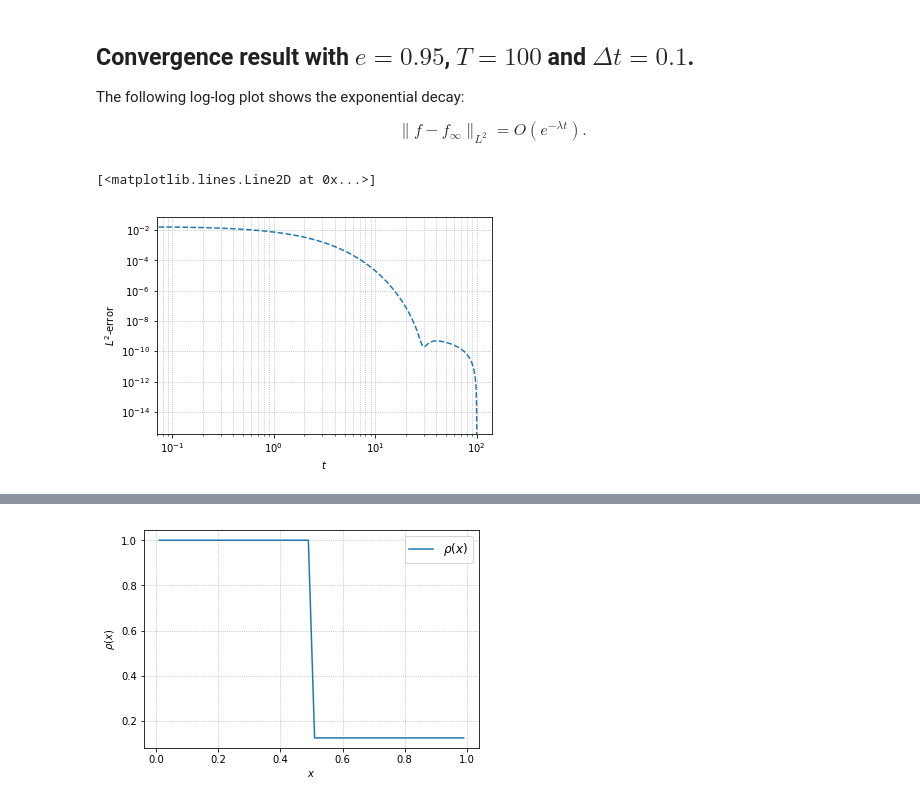
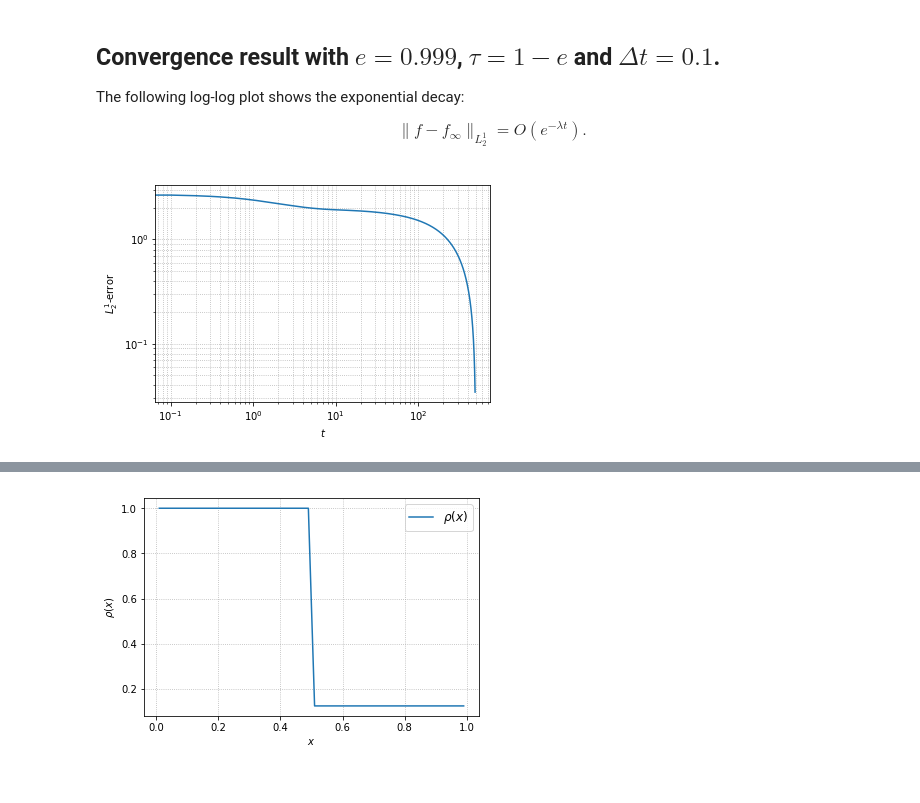
Before and after one commit to Mayuyu/proj-int-inelastic, a Jupyter notebook: 2D.ipynb, the cells around one changed output, grey strips where cells are left out. Drawn from its saved outputs; the diff is of its cells as text; code cells hidden in the pictures.

```diff
--- a/2D.ipynb
+++ b/2D.ipynb
@@ -64,21 +64,27 @@ Wall time: 46.7 ms
+# %%
+def norm(f):
+    return np.sum(np.abs(f)*(1+Q.v**2+Q.v[:,None]**2))*Q.dv**2
 # %%
 from src.utility import RK4
 from tqdm import tnrange
 
+tau = 1 - Q.e
 # Set up parameters
-eps = 1e-6
 dt = 0.1
 t = 0
-e = 0.95
 
 # Initialize
 f = bkw_f(Q.v, 0.)
 fs = [f]
 ts = [t]
 
-for n in tnrange(1000):
-    f = RK4(f, Q.col_heat, eps, dt)
+print("Initial density: {}".format(np.sum(f)*Q.dv**2))
+
+for n in tnrange(5000):
+    f = RK4(f, Q.col_heat, tau, dt)
     t += dt
     fs.append(f)
     ts.append(t)
+
+print("Check whether we it converges to equilibruim: {}".format(norm(fs[-2] - fs[-1])))
 # %% [output]
@@ -91,4 +96,4 @@ def norm2(f):
 f_eq = fs[-1]
 errs = []
 for f in fs:
-    errs.append(norm2(f - f_eq))
+    errs.append(norm(f - f_eq))
@@ -95,17 +103,17 @@ for f in fs:
 # %% [markdown]
-## Convergence result with $e = 0.95$, $T = 100$ and $\Delta t = 0.1$.
+## Convergence result with $e = 0.999$, $\tau = 1 - e$ and $\Delta t = 0.1$.
 
 The following log-log plot shows the exponential decay:
 
 $$
-\|f - f_{\infty}\|_{L^2} = O(e^{-\lambda t}).
+\|f - f_{\infty}\|_{L^1_2} = O(e^{-\lambda t}).
 $$
 # %%
 fig, ax = plt.subplots()
 ax.grid(which='both', linestyle=':')
 ax.set_xlabel(r'$t$')
-ax.set_ylabel(r'$L^2$-error')
-ax.loglog(ts, err)
+ax.set_ylabel(r'$L^1_2$-error')
+ax.loglog(ts[:4900], errs[:4900])
+plt.savefig('convergence.pdf')
 # %% [output]
-[<matplotlib.lines.Line2D at 0x...>]
-[figure, old version]
+[figure, new version]
```
Also changed, not shown: parts of 43 cells of this notebook, 4 other files.
